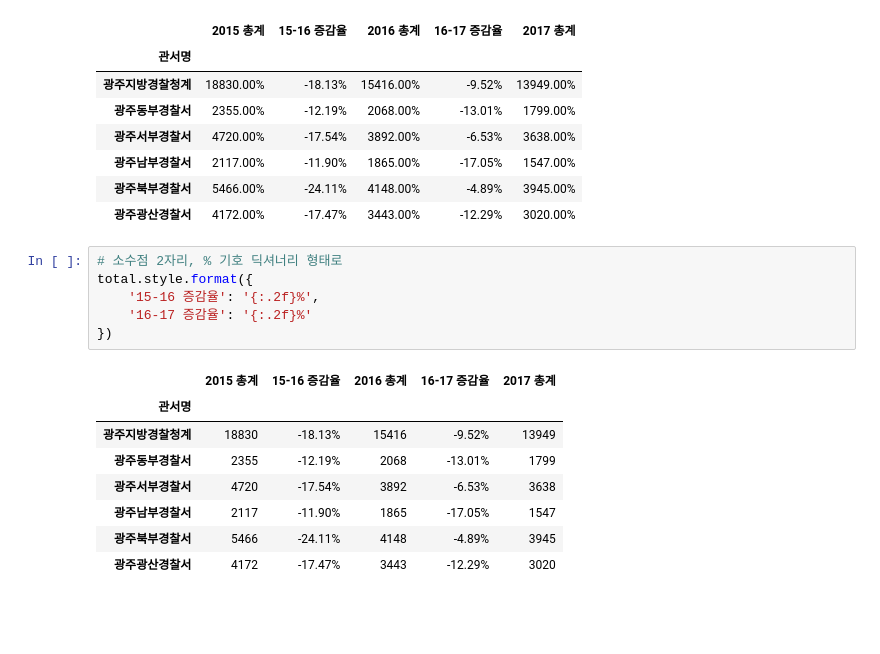
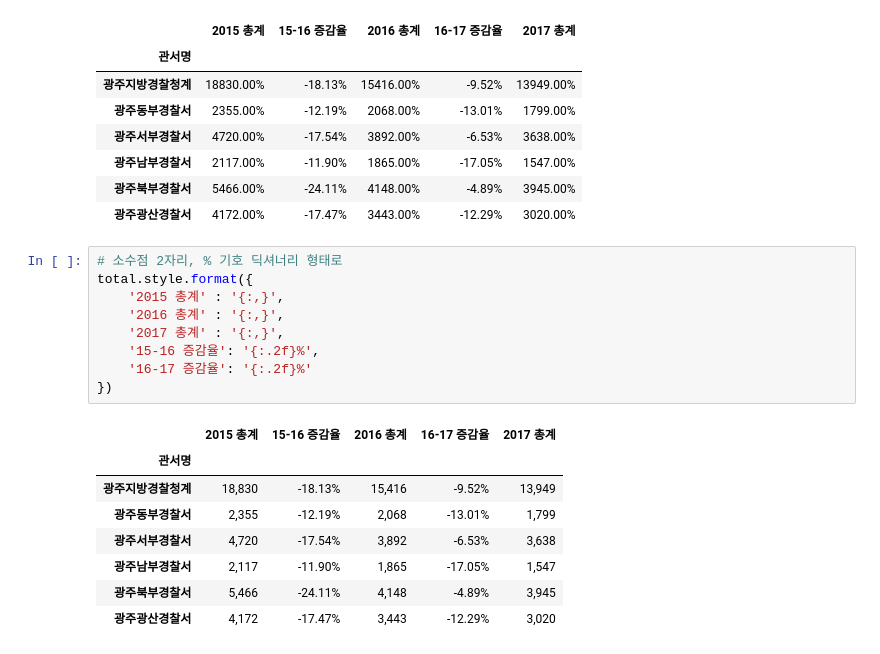
Before and after one commit to hyerimmmmm/SWDataAnalysisClass, a Jupyter notebook: pythonStudy/LIB/Pandas.ipynb, the cells around one changed output. Drawn from its saved outputs; the diff is of its cells as text; blank space fills up the shorter version.

```diff
--- a/pythonStudy/LIB/Pandas.ipynb
+++ b/pythonStudy/LIB/Pandas.ipynb
@@ -1297,15 +1297,18 @@ total.style.format('{:.2f}%')
 # %%
 # 소수점 2자리, % 기호 딕셔너리 형태로
 total.style.format({
+    '2015 총계' : '{:,}',
+    '2016 총계' : '{:,}',
+    '2017 총계' : '{:,}',
     '15-16 증감율': '{:.2f}%',
     '16-17 증감율': '{:.2f}%'
 })
 # %% [output]
 |  | 2015 총계 | 15-16 증감율 | 2016 총계 | 16-17 증감율 | 2017 총계 |
 | 관서명 |  |  |  |  |  |
-| 광주지방경찰청계 | 18830 | -18.13% | 15416 | -9.52% | 13949 |
-| 광주동부경찰서 | 2355 | -12.19% | 2068 | -13.01% | 1799 |
-| 광주서부경찰서 | 4720 | -17.54% | 3892 | -6.53% | 3638 |
-| 광주남부경찰서 | 2117 | -11.90% | 1865 | -17.05% | 1547 |
-| 광주북부경찰서 | 5466 | -24.11% | 4148 | -4.89% | 3945 |
-| 광주광산경찰서 | 4172 | -17.47% | 3443 | -12.29% | 3020 |
+| 광주지방경찰청계 | 18,830 | -18.13% | 15,416 | -9.52% | 13,949 |
+| 광주동부경찰서 | 2,355 | -12.19% | 2,068 | -13.01% | 1,799 |
+| 광주서부경찰서 | 4,720 | -17.54% | 3,892 | -6.53% | 3,638 |
+| 광주남부경찰서 | 2,117 | -11.90% | 1,865 | -17.05% | 1,547 |
+| 광주북부경찰서 | 5,466 | -24.11% | 4,148 | -4.89% | 3,945 |
+| 광주광산경찰서 | 4,172 | -17.47% | 3,443 | -12.29% | 3,020 |
```
Also changed, not shown: 2 other files.
